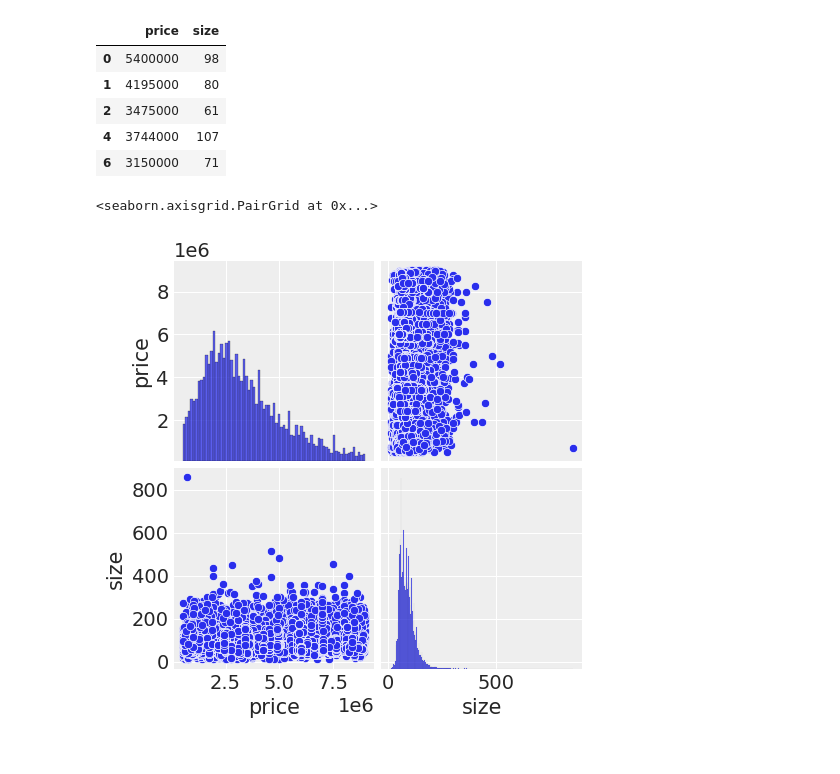
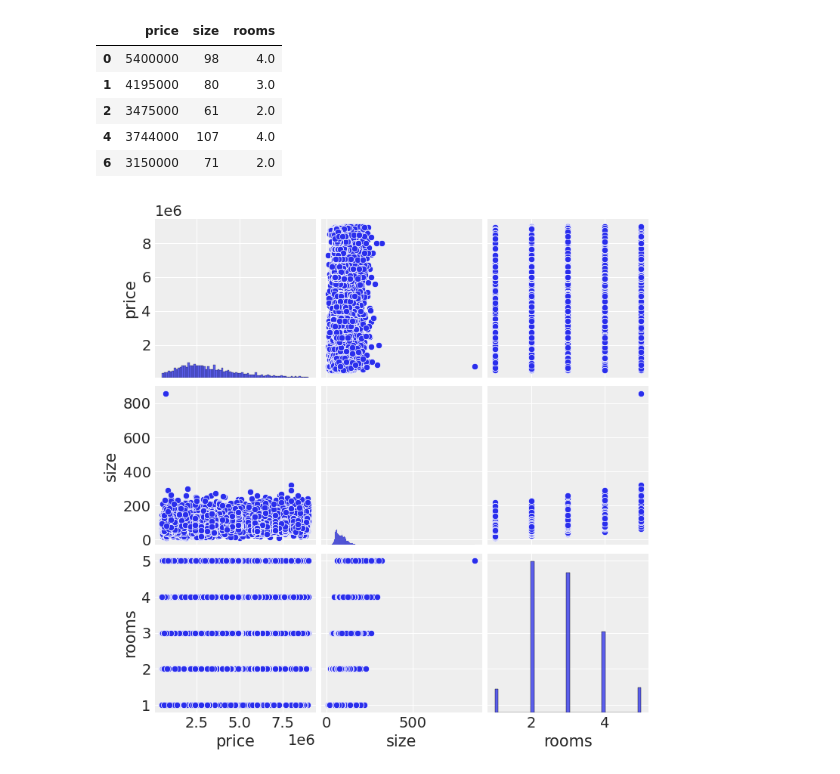
Before and after one commit to Pelvig1999/apartements, a Jupyter notebook: notebooks/PyMc.ipynb, the cells around one changed output. Saved outputs shown, nothing was run; the diff lists cells and outputs as text; code cells hidden in the pictures.

```diff
--- a/notebooks/PyMc.ipynb
+++ b/notebooks/PyMc.ipynb
@@ -26,27 +27,30 @@ alm_salg_df = df[df['saleType'] == 'Alm. Salg']
 
 #Sorting apartments away that where sold for under 500.000 and above 9.000.000
 alm_salg_df = alm_salg_df[(alm_salg_df['price'] > 5e5) & (alm_salg_df['price'] < 9e6)]
+
+#Sorting apartments away that have above 5 roomes doe to the likelyhood of it being under 0.001%procent
+alm_salg_df = alm_salg_df[(alm_salg_df['rooms'] < 6 )]
 # %%
 # Select only 'price' and 'size' columns
-df = alm_salg_df[['price', 'size']]
+df = alm_salg_df[['price', 'size','rooms']]
 
 # Remove rows with missing or zero values
-df = df[(df['price'] != 0) & (df['size'] != 0)].dropna()
+df = df[(df['price'] != 0) & (df['size'] != 0) & (df['rooms'] != 0)].dropna()
 
 # Log transform the columns
 #df['price'] = np.log10(df['price'])  # Base 10 logarithm
 #df['size'] = np.log10(df['size'])    # Base 10 logarithm
 
 # Split the data
-X, y = df[['size']], df[['price']]
-X_train, X_test, y_train, y_test = train_test_split(X, y, train_size=0.8)
+X, y, z = df[['size']], df[['price']], df[['rooms']]
+X_train, X_test, y_train, y_test, z_train, z_test = train_test_split(X, y, z, train_size=0.8)
 
 # Display the first few rows of the new DataFrame
 df.head()
 # %% [output]
-|  | price | size |
-| 0 | 5400000 | 98 |
-| 1 | 4195000 | 80 |
-| 2 | 3475000 | 61 |
-| 4 | 3744000 | 107 |
-| 6 | 3150000 | 71 |
+|  | price | size | rooms |
+| 0 | 5400000 | 98 | 4.0 |
+| 1 | 4195000 | 80 | 3.0 |
+| 2 | 3475000 | 61 | 2.0 |
+| 4 | 3744000 | 107 | 4.0 |
+| 6 | 3150000 | 71 | 2.0 |
@@ -53,6 +61,5 @@ df.head()
 # %%
 # pairplot
-sns.pairplot(data = df)
+_ = sns.pairplot(data = df)
 # %% [output]
-<seaborn.axisgrid.PairGrid at 0x...>
-[figure, old version]
+[figure, new version]
```
Also changed, not shown: parts of 8 cells of this notebook, 4 other files.
